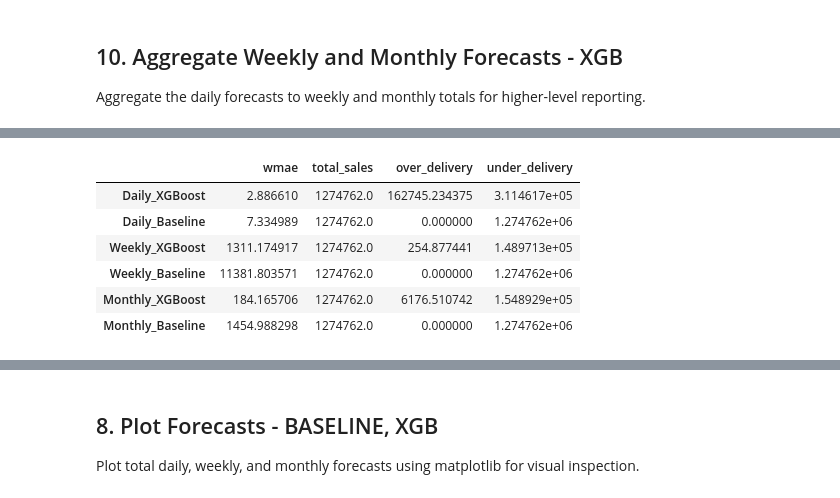
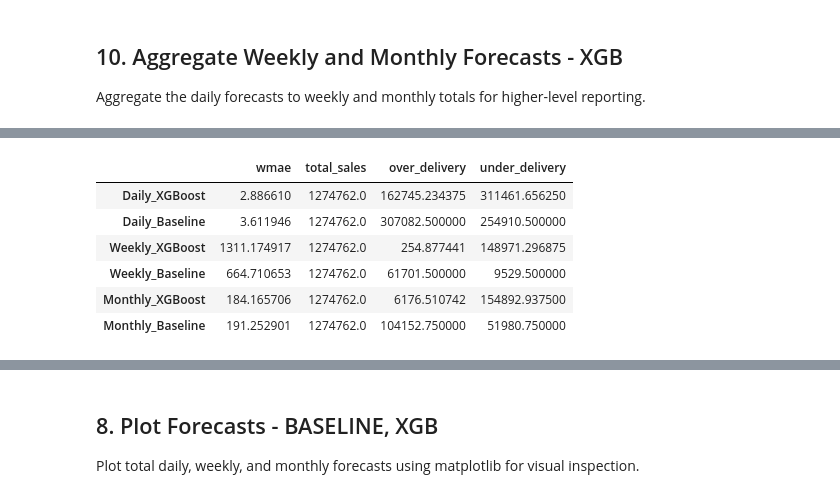
Before and after one commit to JoranVerspreet/2025_activities_dashboard, a Jupyter notebook: notebooks/3_modeling/modeling_3_XGBoost.ipynb, the cells around one changed output, grey strips where cells are left out. Saved outputs shown, nothing was run; the diff lists cells and outputs as text; code cells hidden in the pictures.

Commit message:
updating modeling_3_XGBoost with baseline function

```diff
--- a/notebooks/3_modeling/modeling_3_XGBoost.ipynb
+++ b/notebooks/3_modeling/modeling_3_XGBoost.ipynb
@@ -143,6 +143,18 @@ df['unit_sales'] = df['unit_sales'].fillna(0)   # assume no sales if missing
 df['earthquake_event'] = df['earthquake_event'].fillna(0)
 df['days_since_earthquake'] = df['days_since_earthquake'].fillna(method='ffill')
 df['oil_price'] = df['oil_price'].fillna(method='ffill')
+df['city'] = df['city'].fillna(method='ffill')
+df['state'] = df['state'].fillna(method='ffill')
+df['cluster'] = df['cluster'].fillna(method='ffill')
+df['oil_price'] = df['oil_price'].fillna(method='ffill')
+df['class'] = df['class'].fillna(method='ffill')
+df['onpromotion'] = df['onpromotion'].fillna(method='ffill')
+df['type_holiday'] = df['type_holiday'].fillna("NO_HOLIDAY")
+df['is_holiday'] = df['is_holiday'].fillna(0)
+df['temperature_2m_max'] = df['temperature_2m_max'].fillna(method='ffill')
+df['magnitude'] = df['magnitude'].fillna(0)
+df['salary_payment'] = df['salary_payment'].fillna(0)
+
 
 #Lag features and rolling means
 LAGS = [1,7,14,28]
@@ -205,7 +217,7 @@ Final Test data: 2017-05-18 to 2017-08-15
 # %% [markdown]
 ## 4. Hyperparameter Optimization with Cross-Validation (Disabled because of 45 min run time: Using Previously Saved Parameters)
 # %%
-RUN_OPTUNA = True  # <-- set to True if you want to re-run tuning
+RUN_OPTUNA = False  # <-- set to True if you want to re-run tuning
 
 if RUN_OPTUNA:
 
@@ -387,6 +366,8 @@ Average best iteration XGB: 54
 ## 5. Plot showing training/val set together with final test set
 # %%
 # Plot setup
+tss = TimeSeriesSplit(n_splits=5, test_size=90, gap=7)
+dates = df_trainval.index.unique()
 fig, axs = plt.subplots(tss.n_splits, 1, figsize=(15, 12), sharex=True)
 
 for fold, (train_idx, val_idx) in enumerate(tss.split(dates)):
@@ -862,53 +886,82 @@ Number of non-zero values: 0
 Define and compute evaluation metrics (RMSE, MAE, MAPE, Asymmetric WMAE) comparing forecasts to actuals.
 # %%
 
+# --- 1. Ensure 'date' column exists and is datetime ---
+if 'date' not in df_test_final.columns:
+    df_test_final = df_test_final.reset_index()
+df_test_final['date'] = pd.to_datetime(df_test_final['date'], errors='coerce')
 
-# --- 3. Predict with XGBoost ---
-df_test_final['pred_xgb'] = np.expm1(final_model_xgb.predict(xgb.DMatrix(X_test)))
+# --- 2. Ensure store/item columns are strings ---
+for col in ['store_nbr','item_nbr']:
+    if col in df_test_final.columns:
+        df_test_final[col] = df_test_final[col].astype(str)
+    if col in df_model.columns:
+        df_model[col] = df_model[col].astype(str)
 
-# --- 4. Ensure numeric types ---
-df_test_final[TARGET] = pd.to_numeric(df_test_final[TARGET], errors='coerce').fillna(0)
-df_test_final['pred_xgb'] = pd.to_numeric(df_test_final['pred_xgb'], errors='coerce').fillna(0)
+# --- 3. Ensure 'pred_xgb' exists in test set ---
+if 'pred_xgb' not in df_test_final.columns:
+    dtest = xgb.DMatrix(X_test)
+    df_test_final['pred_xgb'] = np.expm1(final_model_xgb.predict(dtest))
 
-# --- 5. Define asymmetrical WMAE ---
+# --- 4. Merge baseline_sales from df_model safely ---
+baseline_test = df_model[['store_nbr','item_nbr','date','baseline_sales']].copy()
+baseline_test = baseline_test.rename(columns={'baseline_sales':'pred_baseline'})
+
+df_test_final = df_test_final.merge(
+    baseline_test,
+    on=['store_nbr','item_nbr','date'],
+    how='left'
+)
+
+# Ensure 'pred_baseline' exists and fill missing with 0
+if 'pred_baseline' not in df_test_final.columns:
+    df_test_final['pred_baseline'] = 0.0
+else:
+    df_test_final['pred_baseline'] = pd.to_numeric(df_test_final['pred_baseline'], errors='coerce').fillna(0.0)
+
+# --- 5. Ensure numeric types for XGB predictions and target ---
+df_test_final[TARGET] = pd.to_numeric(df_test_final[TARGET], errors='coerce').fillna(0.0)
+df_test_final['pred_xgb'] = pd.to_numeric(df_test_final['pred_xgb'], errors='coerce').fillna(0.0)
+
+# --- 6. Compute weekly and monthly periods ---
+df_test_final['week'] = df_test_final['date'].dt.to_period('W').apply(lambda r: r.start_time)
+df_test_final['month'] = df_test_final['date'].dt.to_period('M').apply(lambda r: r.start_time)
+
+# --- 7. Aggregate metrics for weekly and monthly forecasts ---
+weekly_agg = df_test_final.groupby(['store_nbr','week'])[[TARGET,'pred_xgb','pred_baseline']].sum().reset_index()
+monthly_agg = df_test_final.groupby(['item_nbr','month'])[[TARGET,'pred_xgb','pred_baseline']].sum().reset_index()
+
+# --- 8. Define asymmetrical WMAE function ---
 def f_asym_wmae(y_true, y_pred, alpha=0.333, wi=1.25):
     errors = y_true - y_pred
     weights = np.where(errors > 0, alpha, 1 - alpha)
     wmae = np.sum(wi * weights * np.abs(errors)) / np.sum(wi * weights)
     over_delivery = np.sum(np.where(errors < 0, -errors, 0))
     under_delivery = np.sum(np.where(errors > 0, errors, 0))
     total_sales = np.sum(y_true)
     return wmae, total_sales, over_delivery, under_delivery
 
-# --- 6. Aggregate weekly/monthly metrics ---
-test_weekly = df_test_final.copy()
-test_weekly['week'] = test_weekly['date'].dt.to_period('W').apply(lambda r: r.start_time)
-weekly_agg = test_weekly.groupby(['store_nbr','week'])[[TARGET,'pred_xgb','pred_baseline']].sum().reset_index()
-
-test_weekly['month'] = test_weekly['date'].dt.to_period('M').apply(lambda r: r.start_time)
-monthly_agg = test_weekly.groupby(['item_nbr','month'])[[TARGET,'pred_xgb','pred_baseline']].sum().reset_index()
-
-# --- 7. Compute metrics ---
+# --- 9. Compute metrics for daily, weekly, and monthly ---
 metrics_all = pd.DataFrame([
     f_asym_wmae(df_test_final[TARGET], df_test_final['pred_xgb']),
     f_asym_wmae(df_test_final[TARGET], df_test_final['pred_baseline']),
     f_asym_wmae(weekly_agg[TARGET], weekly_agg['pred_xgb']),
     f_asym_wmae(weekly_agg[TARGET], weekly_agg['pred_baseline']),
     f_asym_wmae(monthly_agg[TARGET], monthly_agg['pred_xgb']),
     f_asym_wmae(monthly_agg[TARGET], monthly_agg['pred_baseline'])
 ], index=[
     'Daily_XGBoost','Daily_Baseline',
     'Weekly_XGBoost','Weekly_Baseline',
     'Monthly_XGBoost','Monthly_Baseline'
 ], columns=['wmae','total_sales','over_delivery','under_delivery'])
 
-# --- 8. Display metrics ---
+# --- 10. Display metrics ---
 display(metrics_all)
 # %% [output]
 |  | wmae | total_sales | over_delivery | under_delivery |
-| Daily_XGBoost | 2.886610 | 1274762.0 | 162745.234375 | 3.114617e+05 |
-| Daily_Baseline | 7.334989 | 1274762.0 | 0.000000 | 1.274762e+06 |
-| Weekly_XGBoost | 1311.174917 | 1274762.0 | 254.877441 | 1.489713e+05 |
-| Weekly_Baseline | 11381.803571 | 1274762.0 | 0.000000 | 1.274762e+06 |
-| Monthly_XGBoost | 184.165706 | 1274762.0 | 6176.510742 | 1.548929e+05 |
-| Monthly_Baseline | 1454.988298 | 1274762.0 | 0.000000 | 1.274762e+06 |
+| Daily_XGBoost | 2.886610 | 1274762.0 | 162745.234375 | 311461.656250 |
+| Daily_Baseline | 3.611946 | 1274762.0 | 307082.500000 | 254910.500000 |
+| Weekly_XGBoost | 1311.174917 | 1274762.0 | 254.877441 | 148971.296875 |
+| Weekly_Baseline | 664.710653 | 1274762.0 | 61701.500000 | 9529.500000 |
+| Monthly_XGBoost | 184.165706 | 1274762.0 | 6176.510742 | 154892.937500 |
+| Monthly_Baseline | 191.252901 | 1274762.0 | 104152.750000 | 51980.750000 |
```
Also changed, not shown: parts of 25 cells of this notebook.
